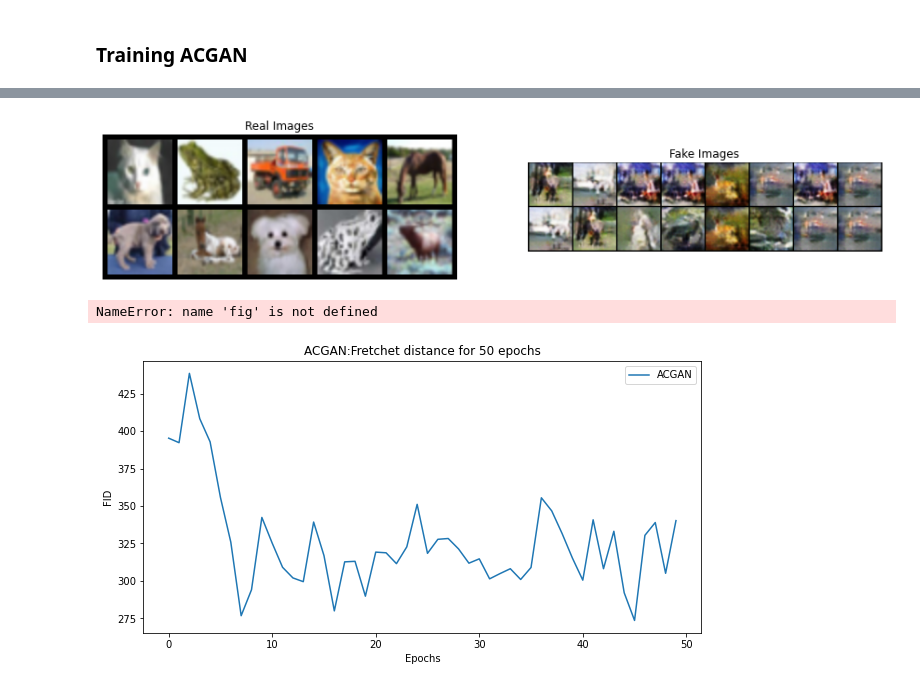
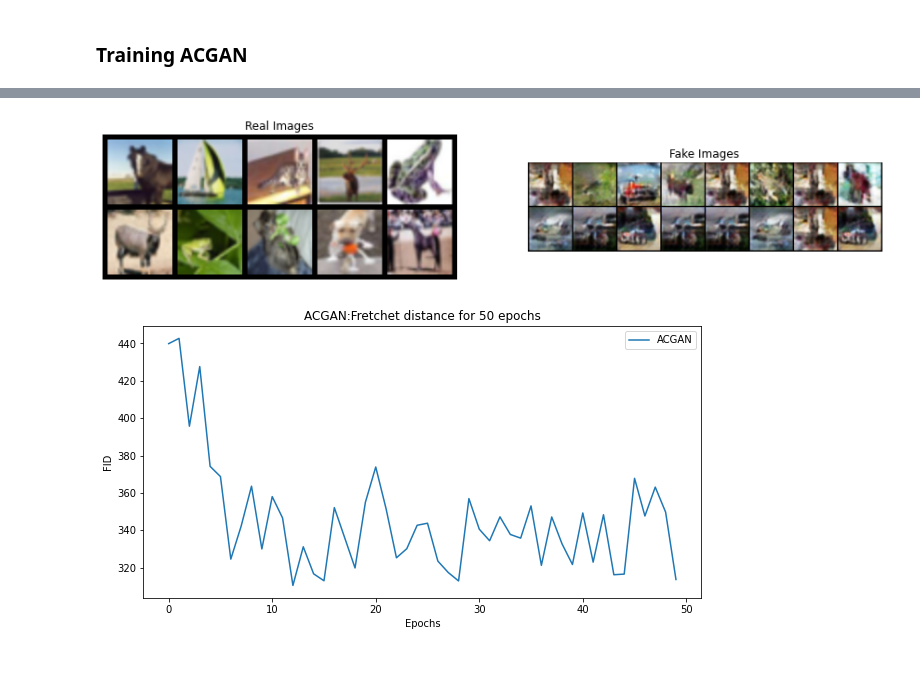
Before and after one commit to pranavsilimkhan/cpsc-8430-deep-learning, a Jupyter notebook: hw4/acgan/acgan.ipynb, the cells around one changed output, grey strips where cells are left out. Saved outputs shown, nothing was run; the diff lists cells and outputs as text; code cells hidden in the pictures.

```diff
--- a/hw4/acgan/acgan.ipynb
+++ b/hw4/acgan/acgan.ipynb
@@ -38,5 +37,5 @@ Device: cuda
 # %%
-dataset = datasets.CIFAR10(root="./dataset/CIFAR10data", download=True,
+dataset = datasets.CIFAR10(root="../dataset/CIFAR10data", download=True,
                            transform=transforms.Compose([
                                transforms.Resize(64),
                                transforms.ToTensor(),
@@ -411,8 +410,8 @@ img_list = []
 # %% [markdown]
 <h3> Training ACGAN </h3>
 # %%
-GenLoss = []
-DiscLoss = []
+generator_loss = []
+discriminator_loss = []
 img_list = []
 iters = 0
 FID_list = []
@@ -424,17 +423,14 @@ for epoch in range(NUM_EPOCHS):
     epoch = epoch+1
 
     for batch_idx, (realImg,labels) in enumerate(dataloader):
-        #training with real batch
         real = realImg.to(device)
         labels = labels.to(device)
         miniBatch = real.shape[0]
-        #print(miniBatch)
         fakeClassLabel =  10*torch.ones((miniBatch,),dtype = torch.long).to(device)
         disc.zero_grad()
 
         # Train Discriminator
 
-        # Train Discriminator with real data
         r_label =  torch.full((miniBatch,), 1.0, dtype=torch.float).to(device)
         disc_real, disc_label = disc(real)
         loss_disc_realVal = criterion(disc_real, r_label)
@@ -442,7 +438,6 @@ for epoch in range(NUM_EPOCHS):
         realLoss_disc = loss_disc_realVal + discRealLabelLoss
         realLoss_disc.backward()
 
-        # Train Discriminator with fake data
         sampleLabel = torch.randint(0, 10, (miniBatch,), dtype = torch.long).to(device)
         noise = torch.randn(miniBatch, NOISE_DIM, 1, 1).to(device)
         fake = gen(noise,sampleLabel) #genrator img data
@@ -463,18 +458,17 @@ for epoch in range(NUM_EPOCHS):
         r_label.fill_(1.0)
         fake = gen(noise, sampleLabel)
         genOutput, genOutputLabel = disc(fake)
-        #Loss#
+
+        #Loss
         loss_gen_r = criterion(genOutput, r_label)
         genLabelLoss = F.nll_loss(genOutputLabel, sampleLabel)
         loss_gen = loss_gen_r + genLabelLoss
         loss_gen.backward()
         genOptim.step()
 
-        #saving the losses for every 100 batch
-        GenLoss.append(loss_gen.detach().cpu())
-        DiscLoss.append(loss_disc.detach().cpu())
+        generator_loss.append(loss_gen.detach().cpu())
+        discriminator_loss.append(loss_disc.detach().cpu())
 
-        # Check how the generator is doing by saving G's output on fixed_noise
         if (iters % 500 == 0) or ((epoch == NUM_EPOCHS) and (batch_idx == len(dataloader)-1)):
             with torch.no_grad():
                 fake = gen(noise,sampleLabel).detach().cpu()
@@ -490,11 +484,11 @@ for epoch in range(NUM_EPOCHS):
 
 
     images = gen(noise,sampleLabel).detach()
-    utils.save_image(images.detach(),'./dataset/fake/ACGAN_epoch_%03d.png' % (epoch), normalize = True)
+    utils.save_image(images.detach(),'acgan_images/fake/ACGAN_epoch_%03d.png' % (epoch), normalize = True)
 
-    utils.save_image(real.detach(),'./dataset/real/ACGAN_epoch_%03d.png' % (epoch), normalize = True)
+    utils.save_image(real.detach(),'acgan_images/real/ACGAN_epoch_%03d.png' % (epoch), normalize = True)
 
 
 time_end = time.time()
-print('\n\n Total time take - %.2f s.'%(time_end-time_start))
+print('\n\n Total time taken for training in ms - %.2f s.'%(time_end-time_start))
 # %% [output]
@@ -532,35 +526,29 @@ NameError: name 'plt' is not defined
 # %%
 # Grab a batch of real images from the dataloader
 real_batch = next(iter(dataloader))
 
 # Plot the real images
 plt.figure(figsize=(15,15))
 plt.subplot(1,2,1)
 plt.axis("off")
 plt.title("Real Images")
 plt.imshow(np.transpose(utils.make_grid(real_batch[0].to(device)[:10], nrow=5, padding=5, normalize=True).cpu(),(1,2,0)))
 
 # Plot the fake images from the last epoch
 plt.subplot(1,2,2)
 plt.axis("off")
 plt.title("Fake Images")
 plt.imshow(np.transpose(img_list[-1],(1,2,0)))
 plt.show()
-fig.savefig('Results/WGANGP_BEST_FAKE_32.jpg',
-            format='jpeg',
-            dpi=100,
-            bbox_inches='tight')
 # %% [output]
-[figure, old version]
+[figure, new version]
-NameError: name 'fig' is not defined
 # %%
 plt.figure(figsize=(10,5))
 plt.title("ACGAN:Fretchet distance for 50 epochs")
 plt.plot(FID_list,label="ACGAN")
-# plt.plot(W_FIDScore,label="WGAN")
 plt.xlabel("Epochs")
 plt.ylabel("FID")
 plt.legend()
 plt.show()
 # %% [output]
-[figure, old version]
+[figure, new version]
```
Also changed, not shown: parts of 14 cells of this notebook, 4 other files.
